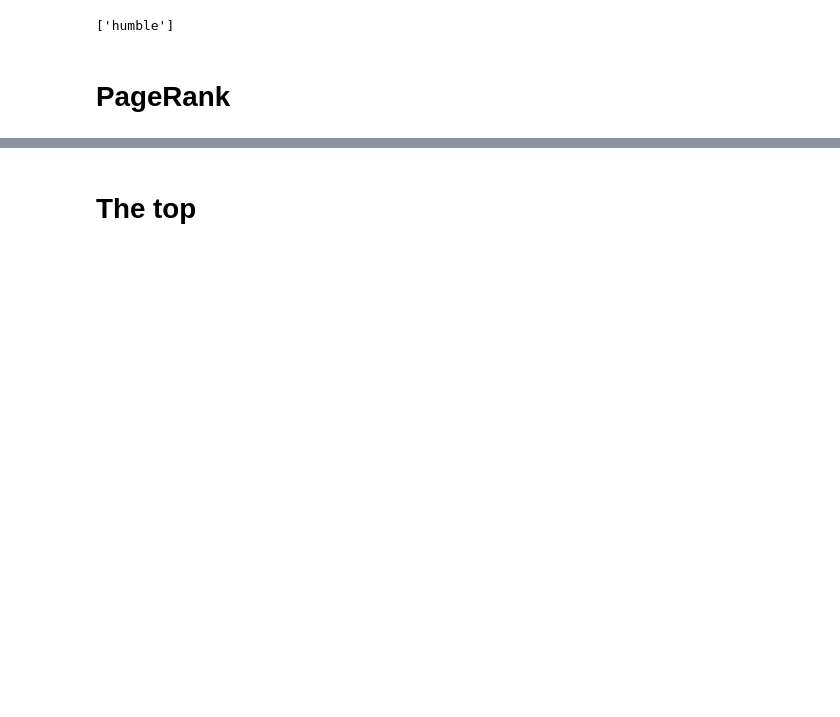
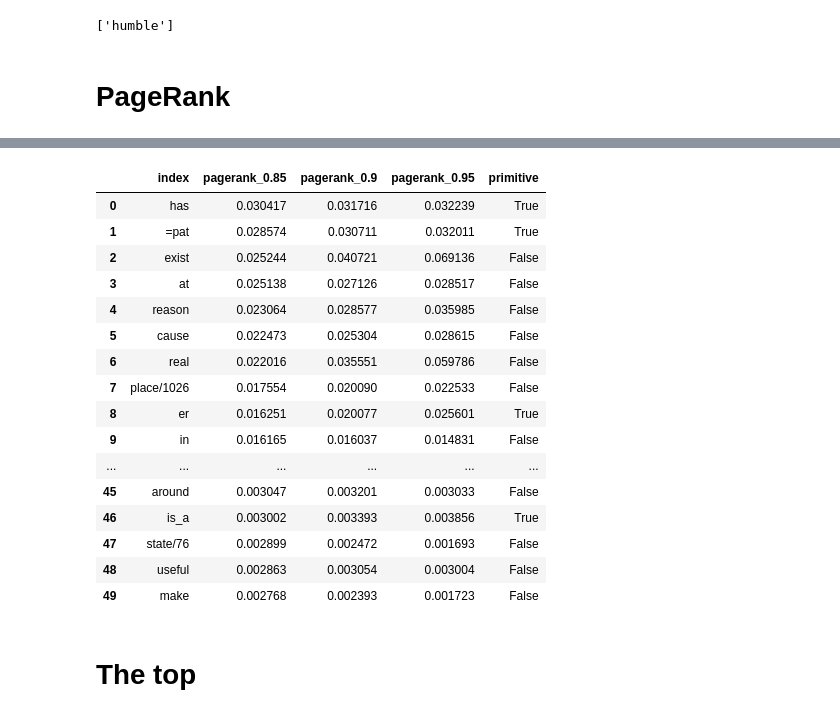
Before and after one commit to makrai/4lang-with-them-roles, a Jupyter notebook: pagerank.ipynb, the cells around one changed output, grey strips where cells are left out. Cells and saved outputs as stored; diff of their text form; code cells hidden in the pictures; blank space fills up the shorter version.

```diff
--- a/pagerank.ipynb
+++ b/pagerank.ipynb
@@ -248,0 +323,20 @@ plt.yscale('log')
+# %%
+pageRank_df.head(50)
+# %% [output]
+|  | index | pagerank_0.85 | pagerank_0.9 | pagerank_0.95 | primitive |
+| 0 | has | 0.030417 | 0.031716 | 0.032239 | True |
+| 1 | =pat | 0.028574 | 0.030711 | 0.032011 | True |
+| 2 | exist | 0.025244 | 0.040721 | 0.069136 | False |
+| 3 | at | 0.025138 | 0.027126 | 0.028517 | False |
+| 4 | reason | 0.023064 | 0.028577 | 0.035985 | False |
+| 5 | cause | 0.022473 | 0.025304 | 0.028615 | False |
+| 6 | real | 0.022016 | 0.035551 | 0.059786 | False |
+| 7 | place/1026 | 0.017554 | 0.020090 | 0.022533 | False |
+| 8 | er | 0.016251 | 0.020077 | 0.025601 | True |
+| 9 | in | 0.016165 | 0.016037 | 0.014831 | False |
+| ... | ... | ... | ... | ... | ... |
+| 45 | around | 0.003047 | 0.003201 | 0.003033 | False |
+| 46 | is_a | 0.003002 | 0.003393 | 0.003856 | True |
+| 47 | state/76 | 0.002899 | 0.002472 | 0.001693 | False |
+| 48 | useful | 0.002863 | 0.003054 | 0.003004 | False |
+| 49 | make | 0.002768 | 0.002393 | 0.001723 | False |
```
Also changed, not shown: parts of 27 cells of this notebook.
